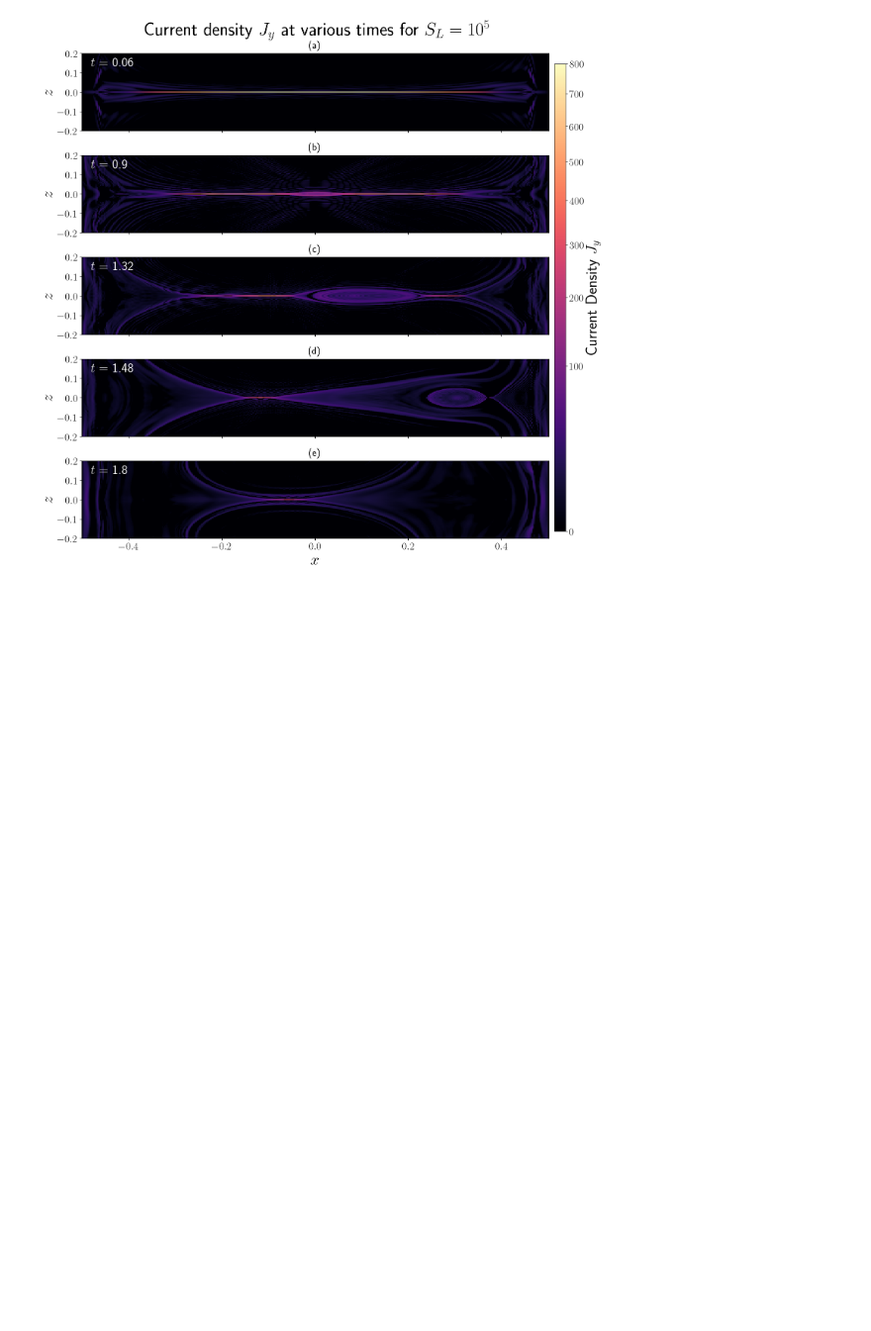
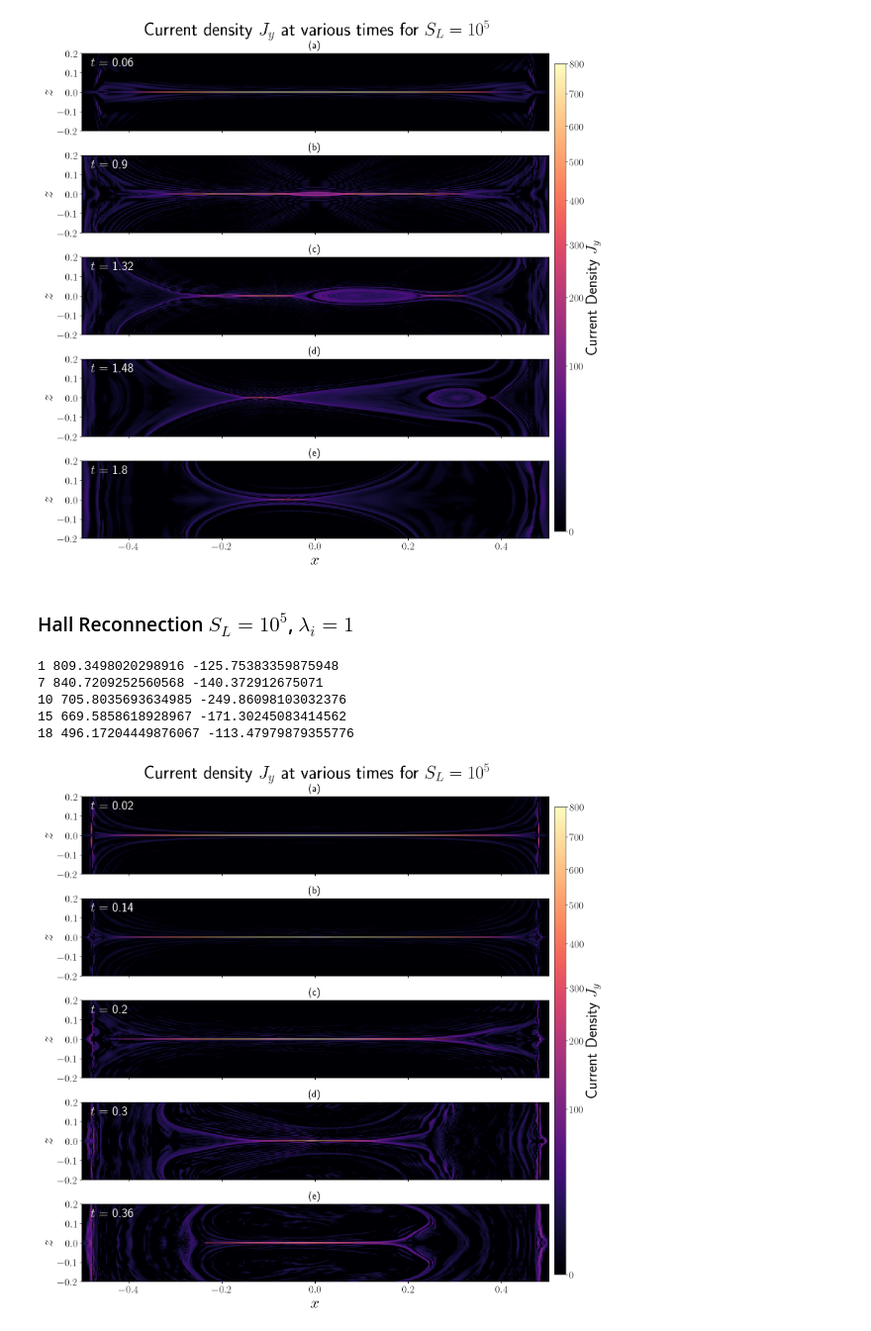
Before and after one commit to conanliptortt/MMath-Project-CL, a Jupyter notebook: Current_Density_Plots/Stacked_Current_Density.ipynb, the cells around one changed output. Shown at 99% size. Saved outputs shown, nothing was run; the diff lists cells and outputs as text; code cells hidden in the pictures; blank space fills up the shorter version.

```diff
--- a/Current_Density_Plots/Stacked_Current_Density.ipynb
+++ b/Current_Density_Plots/Stacked_Current_Density.ipynb
@@ -191,3 +191,5 @@ fig = plot_stacked([3,45,66,74, 90], r'$S_L = 10^5$', [-0.2,0.2])
 74 379.63255914023284 -107.2733849615845
 90 267.0407358889505 -164.54584587022435
 [figure]
+# %% [markdown]
+### Hall Reconnection $S_L = 10^5$, $\lambda_i = 1$
@@ -193,0 +201,10 @@ fig = plot_stacked([3,45,66,74, 90], r'$S_L = 10^5$', [-0.2,0.2])
+# %%
+fig = plot_stacked([1,7,10,15, 18], r'$S_L = 10^5$', [-0.2,0.2])
+#fig.savefig('hall_sim_13_stack.png', bbox_inches='tight')
+# %% [output]
+1 809.3498020298916 -125.75383359875948
+7 840.7209252560568 -140.372912675071
+10 705.8035693634985 -249.86098103032376
+15 669.5858618928967 -171.30245083414562
+18 496.17204449876067 -113.47979879355776
+[figure, added]
```
Also changed, not shown: parts of 4 cells of this notebook, 1 other file.
